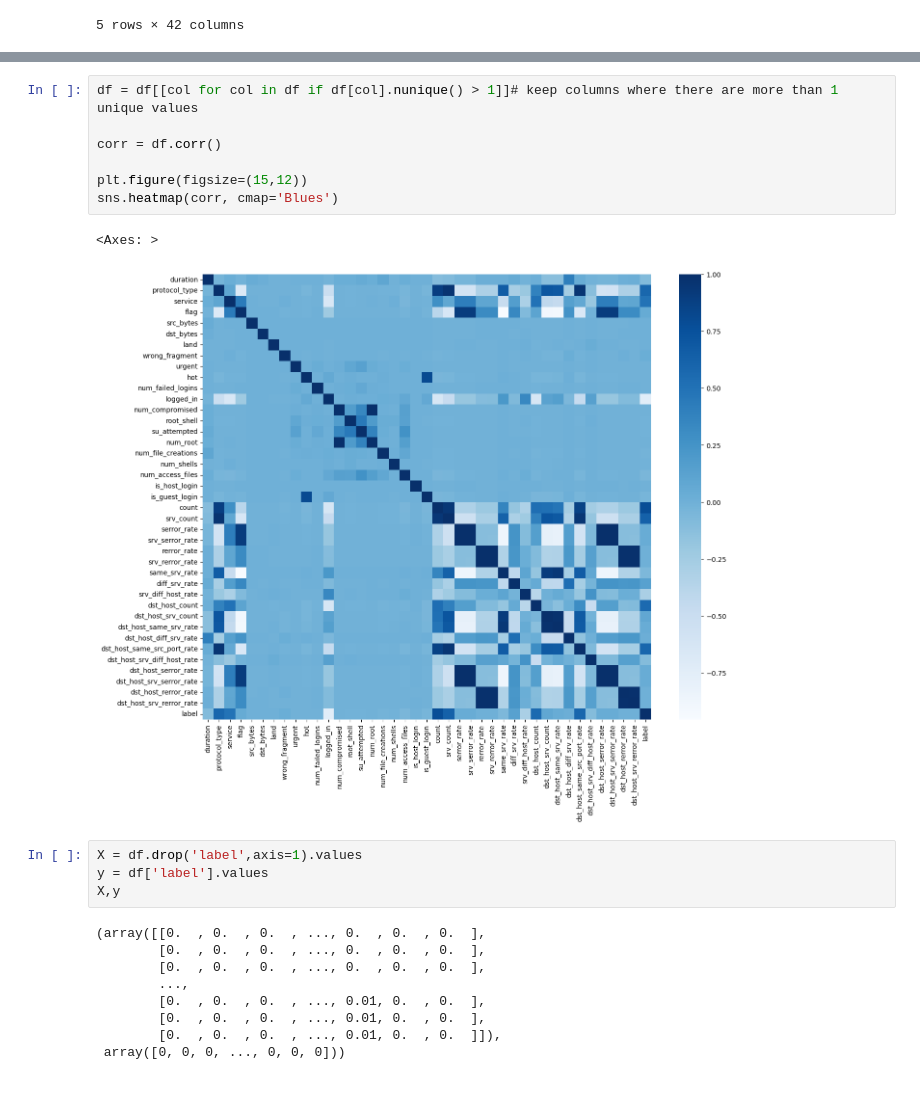
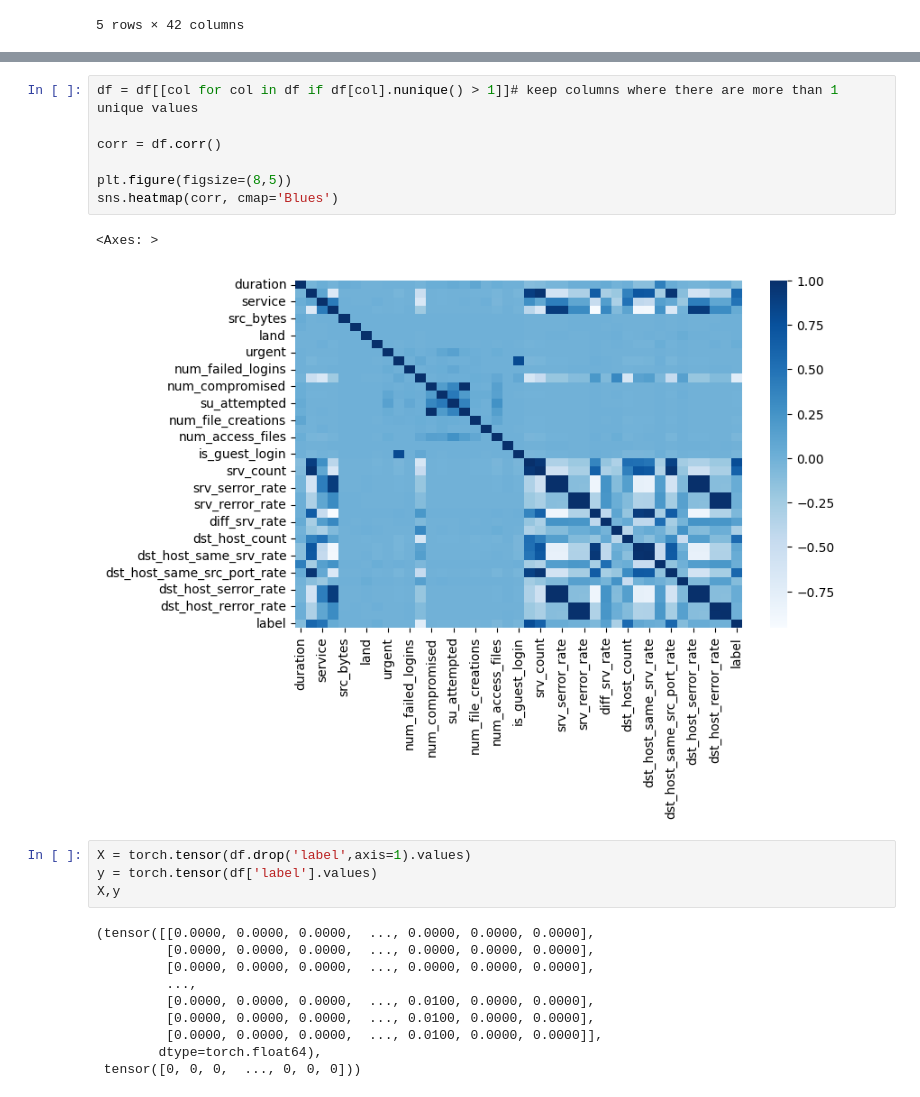
Before and after one commit to ashimdahal/zero_day_ATTACK_detection, a Jupyter notebook: cyber-innovations-lab-on-kdd-dataset.ipynb, the cells around one changed output, grey strips where cells are left out. Saved outputs shown, nothing was run; the diff lists cells and outputs as text.

```diff
--- a/cyber-innovations-lab-on-kdd-dataset.ipynb
+++ b/cyber-innovations-lab-on-kdd-dataset.ipynb
@@ -251,23 +253,24 @@ Name: count, dtype: int64
 # %%
 df = df[[col for col in df if df[col].nunique() > 1]]# keep columns where there are more than 1 unique values
 
 corr = df.corr()
 
-plt.figure(figsize=(15,12))
+plt.figure(figsize=(8,5))
 sns.heatmap(corr, cmap='Blues')
 # %% [output]
 <Axes: >
-[figure, old version]
+[figure, new version]
 # %%
-X = df.drop('label',axis=1).values
-y = df['label'].values
+X = torch.tensor(df.drop('label',axis=1).values)
+y = torch.tensor(df['label'].values)
 X,y
 # %% [output]
-(array([[0.  , 0.  , 0.  , ..., 0.  , 0.  , 0.  ],
-        [0.  , 0.  , 0.  , ..., 0.  , 0.  , 0.  ],
-        [0.  , 0.  , 0.  , ..., 0.  , 0.  , 0.  ],
-        ...,
-        [0.  , 0.  , 0.  , ..., 0.01, 0.  , 0.  ],
-        [0.  , 0.  , 0.  , ..., 0.01, 0.  , 0.  ],
-        [0.  , 0.  , 0.  , ..., 0.01, 0.  , 0.  ]]),
- array([0, 0, 0, ..., 0, 0, 0]))
+(tensor([[0.0000, 0.0000, 0.0000,  ..., 0.0000, 0.0000, 0.0000],
+         [0.0000, 0.0000, 0.0000,  ..., 0.0000, 0.0000, 0.0000],
+         [0.0000, 0.0000, 0.0000,  ..., 0.0000, 0.0000, 0.0000],
+         ...,
+         [0.0000, 0.0000, 0.0000,  ..., 0.0100, 0.0000, 0.0000],
+         [0.0000, 0.0000, 0.0000,  ..., 0.0100, 0.0000, 0.0000],
+         [0.0000, 0.0000, 0.0000,  ..., 0.0100, 0.0000, 0.0000]],
+        dtype=torch.float64),
+ tensor([0, 0, 0,  ..., 0, 0, 0]))
```
Also changed, not shown: parts of 19 cells of this notebook.
